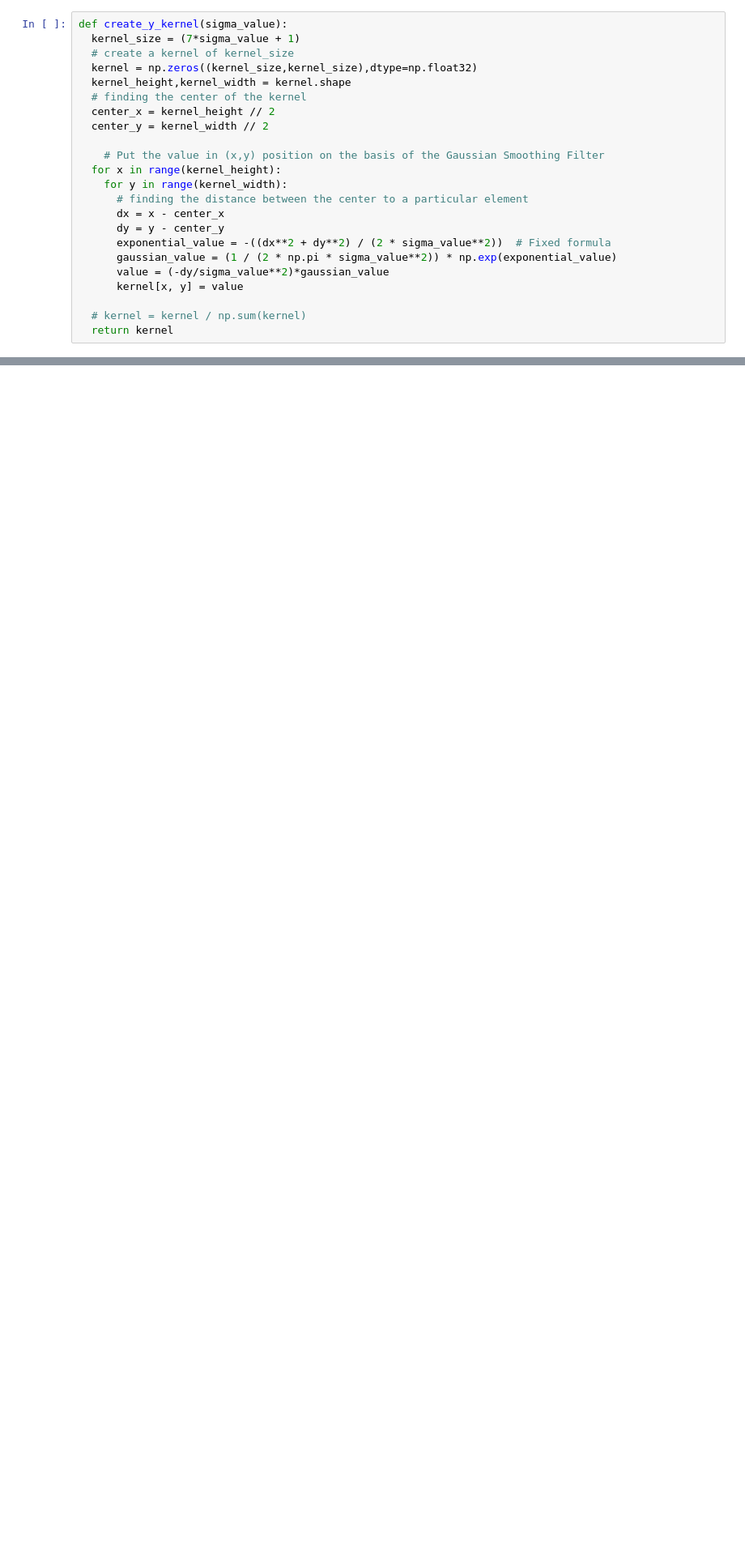
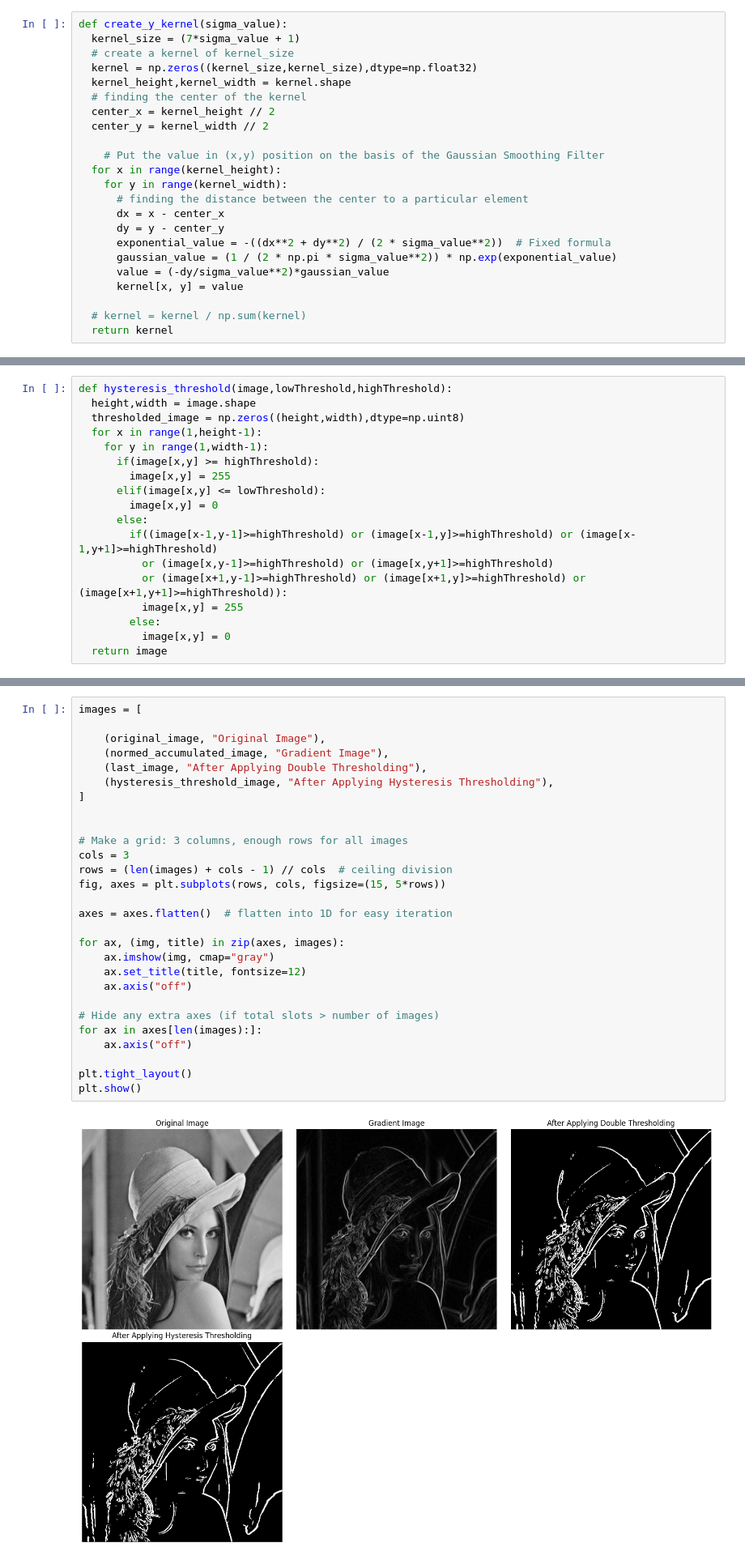
Before and after one commit to lihazinoob/Image_Processing_Laboratory_CSE_4128, a Jupyter notebook: notebook/Edge_Detection/edge_detection.ipynb, the cells around one changed output, grey strips where cells are left out. Shown at 81% size. Saved outputs shown, nothing was run; the diff lists cells and outputs as text; blank space fills up the shorter version.

```diff
--- a/notebook/Edge_Detection/edge_detection.ipynb
+++ b/notebook/Edge_Detection/edge_detection.ipynb
@@ -62,3 +65,21 @@ def threshold(image):
+# %%
+def hysteresis_threshold(image,lowThreshold,highThreshold):
+  height,width = image.shape
+  thresholded_image = np.zeros((height,width),dtype=np.uint8)
+  for x in range(1,height-1):
+    for y in range(1,width-1):
+      if(image[x,y] >= highThreshold):
+        image[x,y] = 255
+      elif(image[x,y] <= lowThreshold):
+        image[x,y] = 0
+      else:
+        if((image[x-1,y-1]>=highThreshold) or (image[x-1,y]>=highThreshold) or (image[x-1,y+1]>=highThreshold)
+          or (image[x,y-1]>=highThreshold) or (image[x,y+1]>=highThreshold)
+          or (image[x+1,y-1]>=highThreshold) or (image[x+1,y]>=highThreshold) or (image[x+1,y+1]>=highThreshold)):
+          image[x,y] = 255
+        else:
+          image[x,y] = 0
+  return image
 # %%
 original_image = cv2.imread("../../data/Lena.jpg",cv2.IMREAD_GRAYSCALE)
 
@@ -112,0 +123,30 @@ x kernel is [[ 7.1642120e-08  2.3724610e-06  2.8902494e-05  1.2953198e-04
+# %%
+images = [
+
+    (original_image, "Original Image"),
+    (normed_accumulated_image, "Gradient Image"),
+    (last_image, "After Applying Double Thresholding"),
+    (hysteresis_threshold_image, "After Applying Hysteresis Thresholding"),
+]
+
+
+# Make a grid: 3 columns, enough rows for all images
+cols = 3
+rows = (len(images) + cols - 1) // cols  # ceiling division
+fig, axes = plt.subplots(rows, cols, figsize=(15, 5*rows))
+
+axes = axes.flatten()  # flatten into 1D for easy iteration
+
+for ax, (img, title) in zip(axes, images):
+    ax.imshow(img, cmap="gray")
+    ax.set_title(title, fontsize=12)
+    ax.axis("off")
+
+# Hide any extra axes (if total slots > number of images)
+for ax in axes[len(images):]:
+    ax.axis("off")
+
+plt.tight_layout()
+plt.show()
+# %% [output]
+[figure, added]
```
Also changed, not shown: parts of 4 cells of this notebook, 5 other files.
